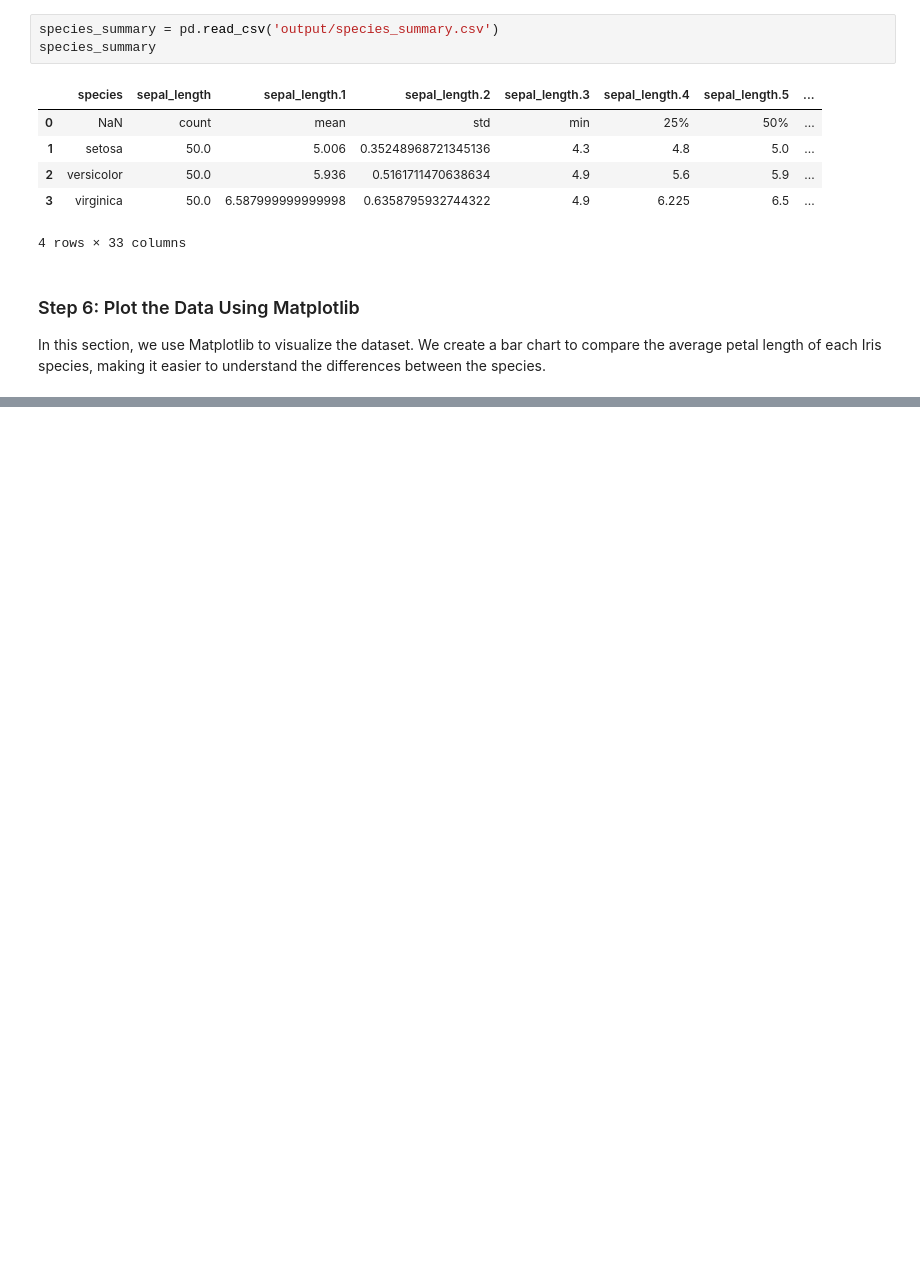
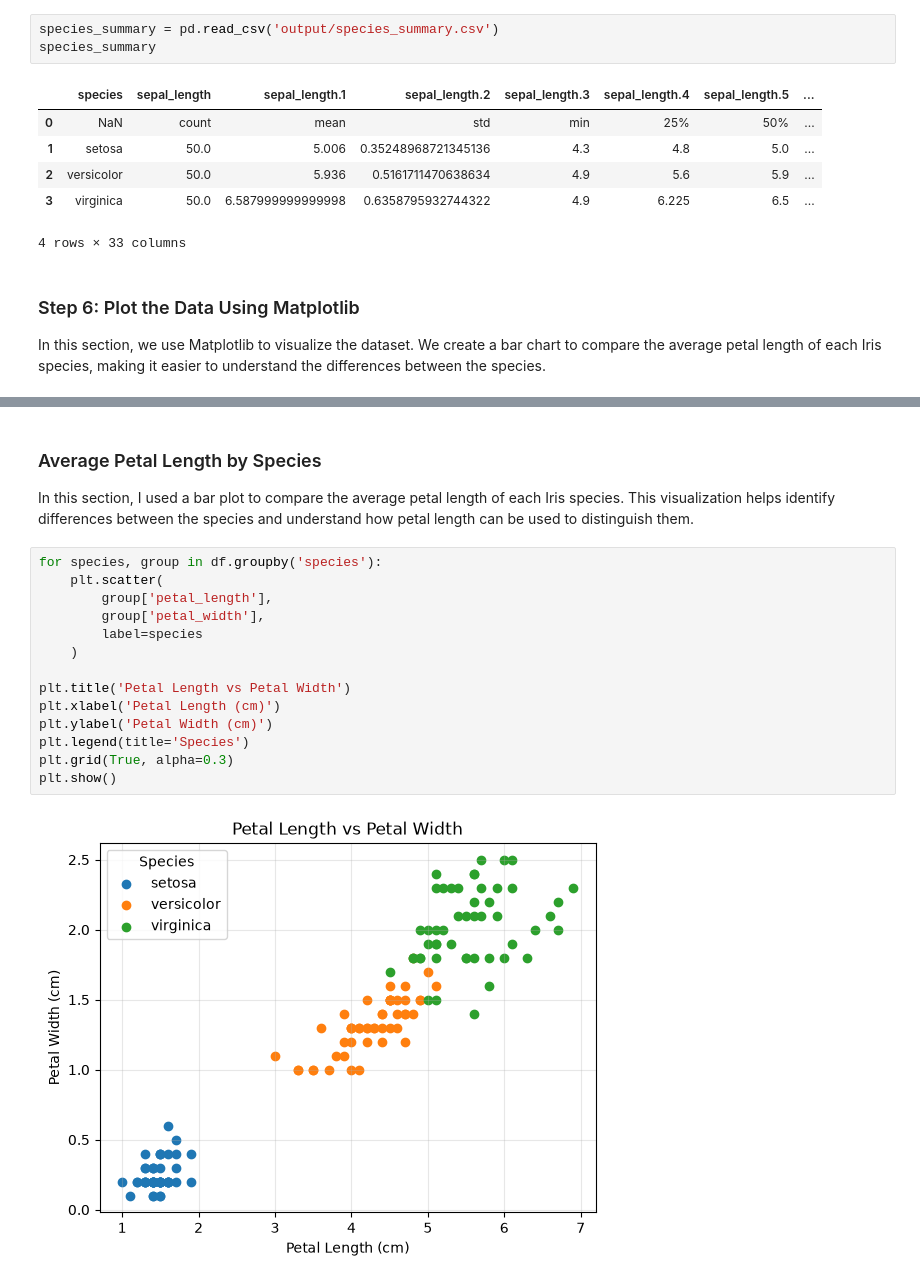
Before and after one commit to Zeyadalofie/iris_analysis, a Jupyter notebook: Iris_analysis.ipynb, the cells around one changed output, grey strips where cells are left out. Cells and saved outputs as stored; diff of their text form; blank space fills up the shorter version.

Commit message:
Fix the visuals

```diff
--- a/Iris_analysis.ipynb
+++ b/Iris_analysis.ipynb
@@ -348 +336,21 @@ Matplotlib is building the font cache; this may take a moment.
 [figure]
+# %% [markdown]
+### Average Petal Length by Species
+
+In this section, I used a bar plot to compare the average petal length of each Iris species. This visualization helps identify differences between the species and understand how petal length can be used to distinguish them.
+# %%
+for species, group in df.groupby('species'):
+    plt.scatter(
+        group['petal_length'],
+        group['petal_width'],
+        label=species
+    )
+
+plt.title('Petal Length vs Petal Width')
+plt.xlabel('Petal Length (cm)')
+plt.ylabel('Petal Width (cm)')
+plt.legend(title='Species')
+plt.grid(True, alpha=0.3)
+plt.show()
+# %% [output]
+[figure, added]
```
Also changed, not shown: parts of 6 cells of this notebook.
